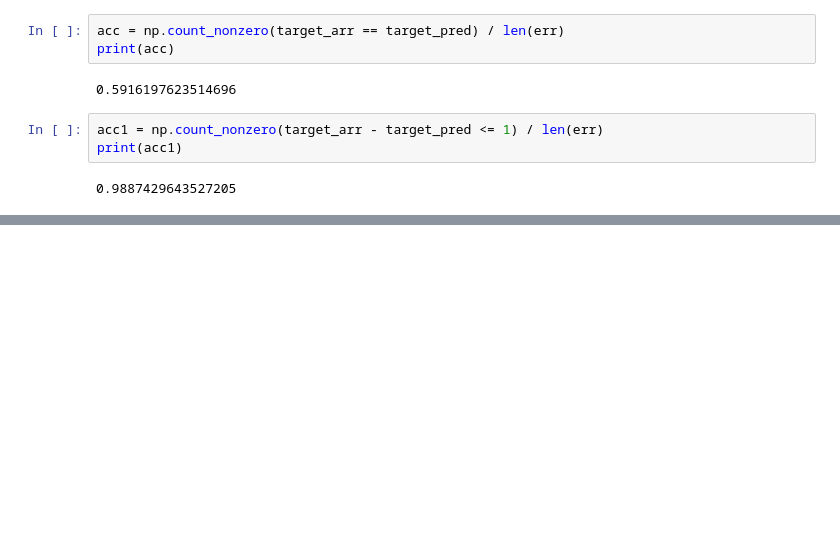
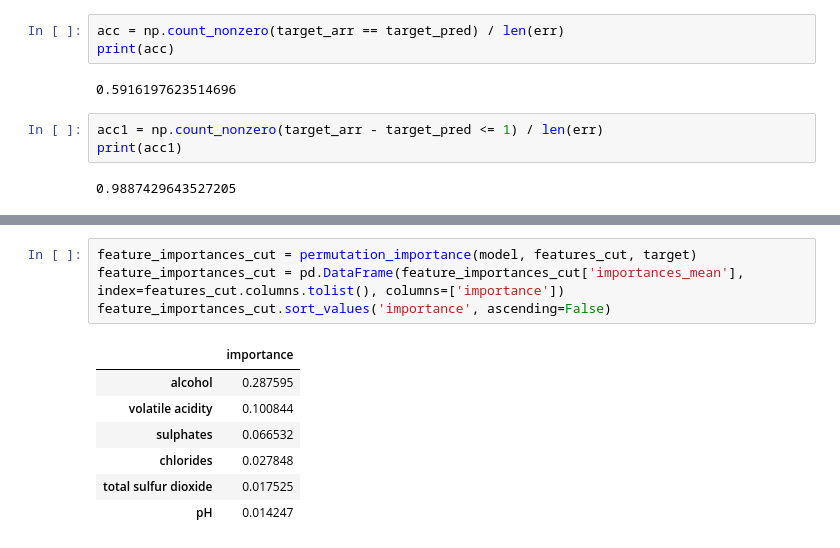
Before and after one commit to JanHidranovich/machine_learning, a Jupyter notebook: linear_regr_wine_qu.ipynb, the cells around one changed output, grey strips where cells are left out. Drawn from its saved outputs; the diff is of its cells as text; blank space fills up the shorter version.

```diff
--- a/linear_regr_wine_qu.ipynb
+++ b/linear_regr_wine_qu.ipynb
@@ -92,0 +130,12 @@ feature_importances.sort_values('importance', ascending=False)
+# %%
+feature_importances_cut = permutation_importance(model, features_cut, target)
+feature_importances_cut = pd.DataFrame(feature_importances_cut['importances_mean'], index=features_cut.columns.tolist(), columns=['importance'])
+feature_importances_cut.sort_values('importance', ascending=False)
+# %% [output]
+|  | importance |
+| alcohol | 0.287595 |
+| volatile acidity | 0.100844 |
+| sulphates | 0.066532 |
+| chlorides | 0.027848 |
+| total sulfur dioxide | 0.017525 |
+| pH | 0.014247 |
```
Also changed, not shown: parts of 5 cells of this notebook.
